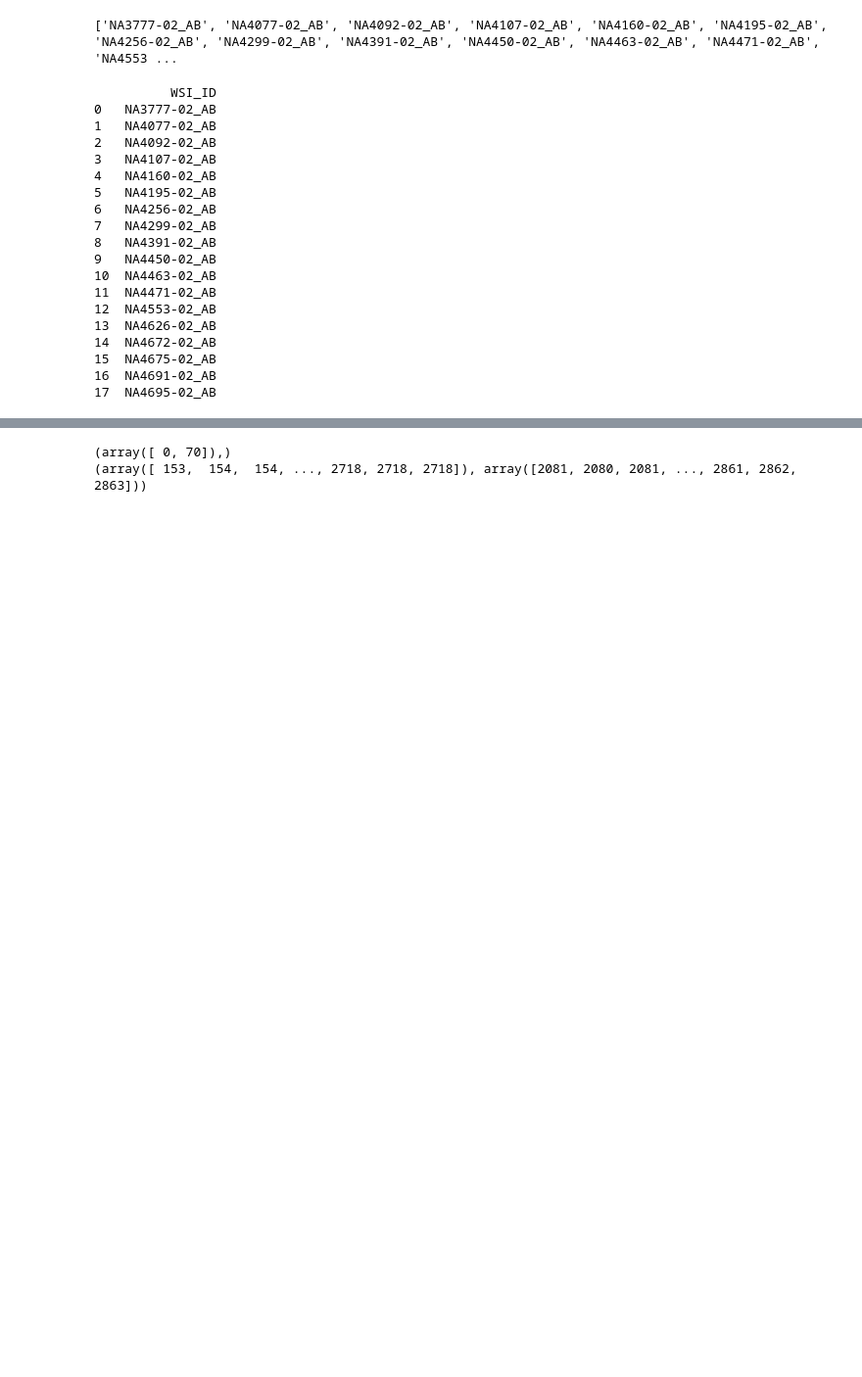
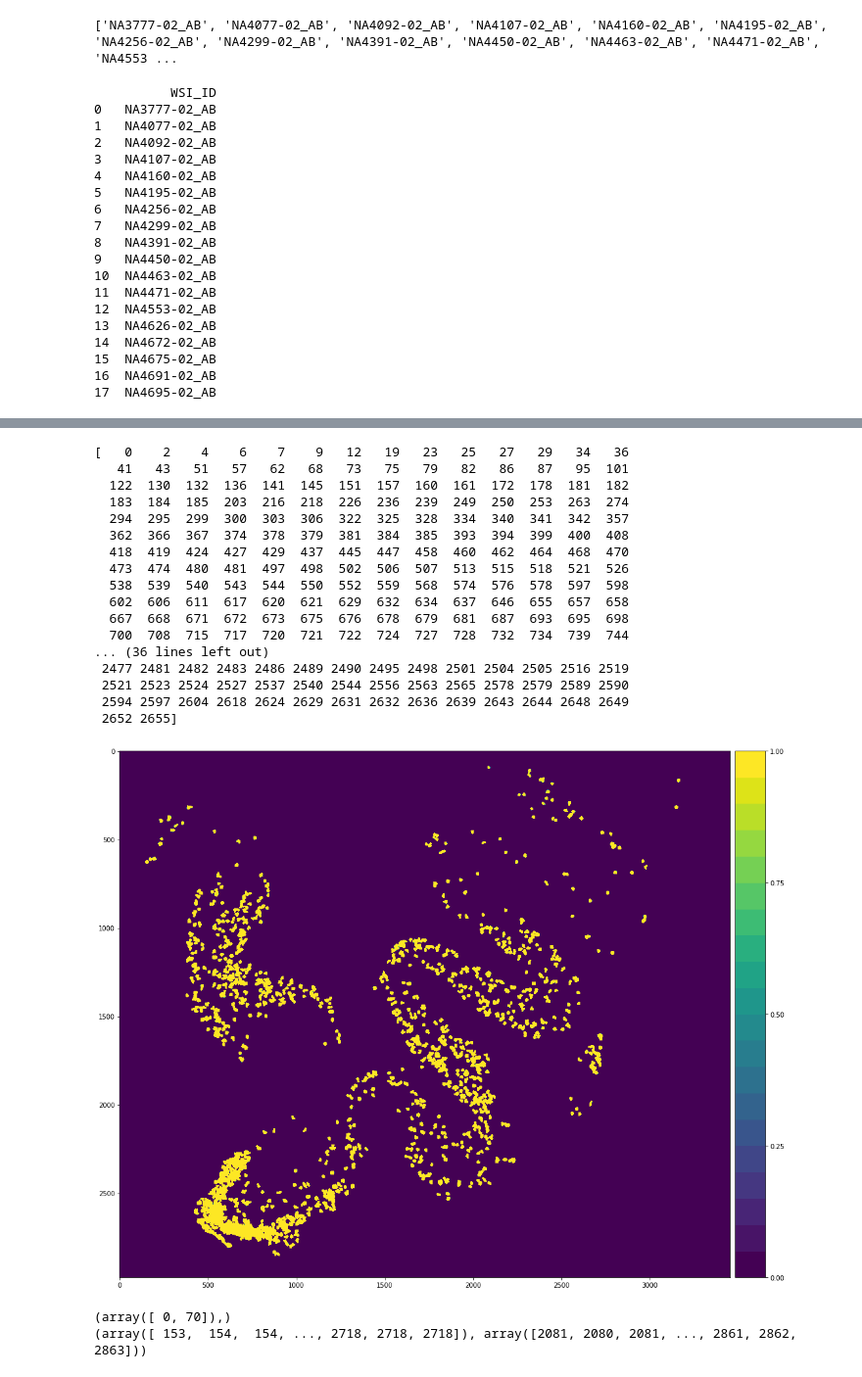
Before and after one commit to henrrydegee/plaquebox-paper, a Jupyter notebook: 5.2) Whole Slide Scoring - Prediction Confidence Segmentation.ipynb, the cells around one changed output, grey strips where cells are left out. Shown at 98% size. Drawn from its saved outputs; the diff is of its cells as text; code cells hidden in the pictures; blank space fills up the shorter version.

```diff
--- a/5.2) Whole Slide Scoring - Prediction Confidence Segmentation.ipynb
+++ b/5.2) Whole Slide Scoring - Prediction Confidence Segmentation.ipynb
@@ -61,0 +174,3 @@ if not os.path.exists(SAVE_DIR):
+# %%
+SAVE_IMG_DIR = 'data/postprocess/images/'
+SAVE_NP_DIR = 'data/postprocess/numpy/'
@@ -215,3 +519,29 @@ KeyboardInterrupt:
+# %%
+# Double checking Plaque Location
+inspect_plaque = np.load(SAVE_NP_DIR + filenames[0] + "_cored.npy")
+inspect_seg = np.load(BRAINSEG_NP_DIR + filenames[0] + ".npy")
+print(np.unique(inspect_plaque))
+# print(np.where(inspect_plaque == 16))
+plot_mask(inspect_plaque)
+# %% [output]
+[   0    2    4    6    7    9   12   19   23   25   27   29   34   36
+   41   43   51   57   62   68   73   75   79   82   86   87   95  101
+  122  130  132  136  141  145  151  157  160  161  172  178  181  182
+  183  184  185  203  216  218  226  236  239  249  250  253  263  274
+  294  295  299  300  303  306  322  325  328  334  340  341  342  357
+  362  366  367  374  378  379  381  384  385  393  394  399  400  408
+  418  419  424  427  429  437  445  447  458  460  462  464  468  470
+  473  474  480  481  497  498  502  506  507  513  515  518  521  526
+  538  539  540  543  544  550  552  559  568  574  576  578  597  598
+  602  606  611  617  620  621  629  632  634  637  646  655  657  658
+  667  668  671  672  673  675  676  678  679  681  687  693  695  698
+  700  708  715  717  720  721  722  724  727  728  732  734  739  744
+... (36 lines left out)
+ 2477 2481 2482 2483 2486 2489 2490 2495 2498 2501 2504 2505 2516 2519
+ 2521 2523 2524 2527 2537 2540 2544 2556 2563 2565 2578 2579 2589 2590
+ 2594 2597 2604 2618 2624 2629 2631 2632 2636 2639 2643 2644 2648 2649
+ 2652 2655]
+[figure, added]
 # %%
 print(np.where(np.asarray(a) == 172))
 print(np.where(np.asarray(m) == 255))
```
Also changed, not shown: parts of 11 cells of this notebook, 5 other files.
